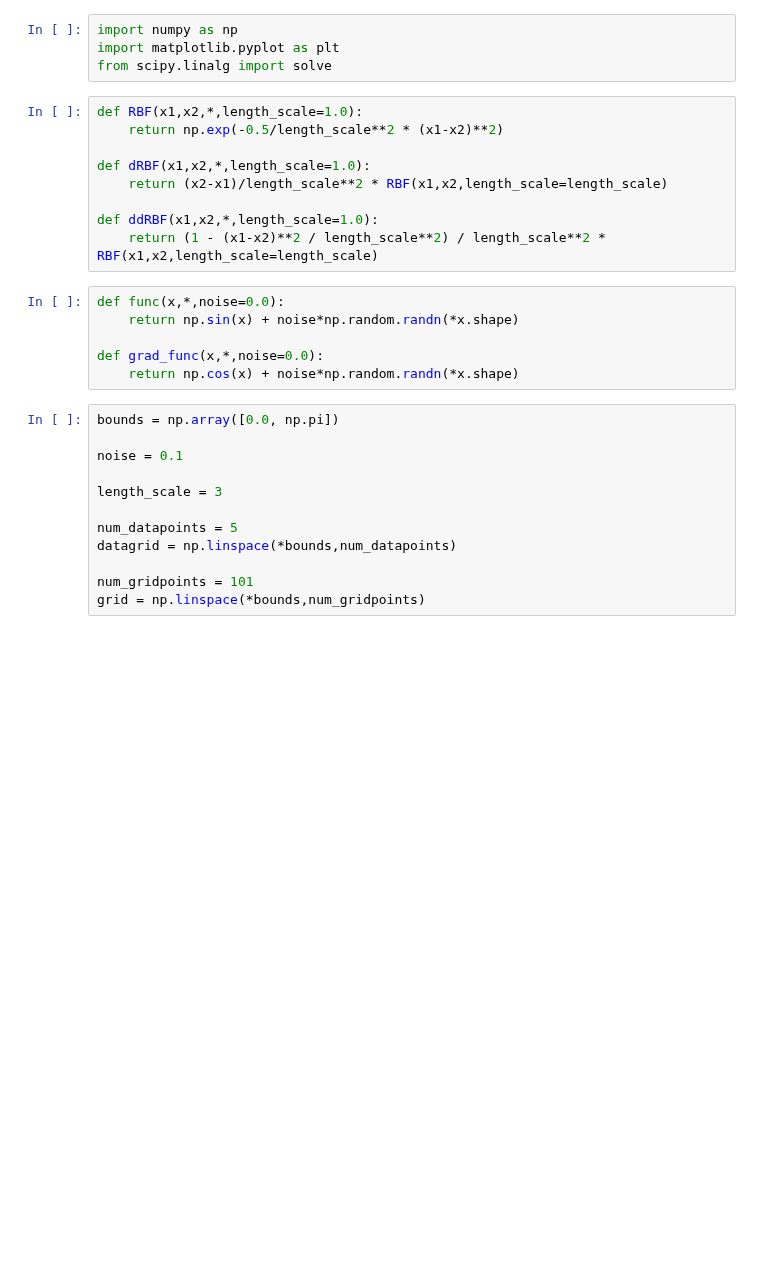
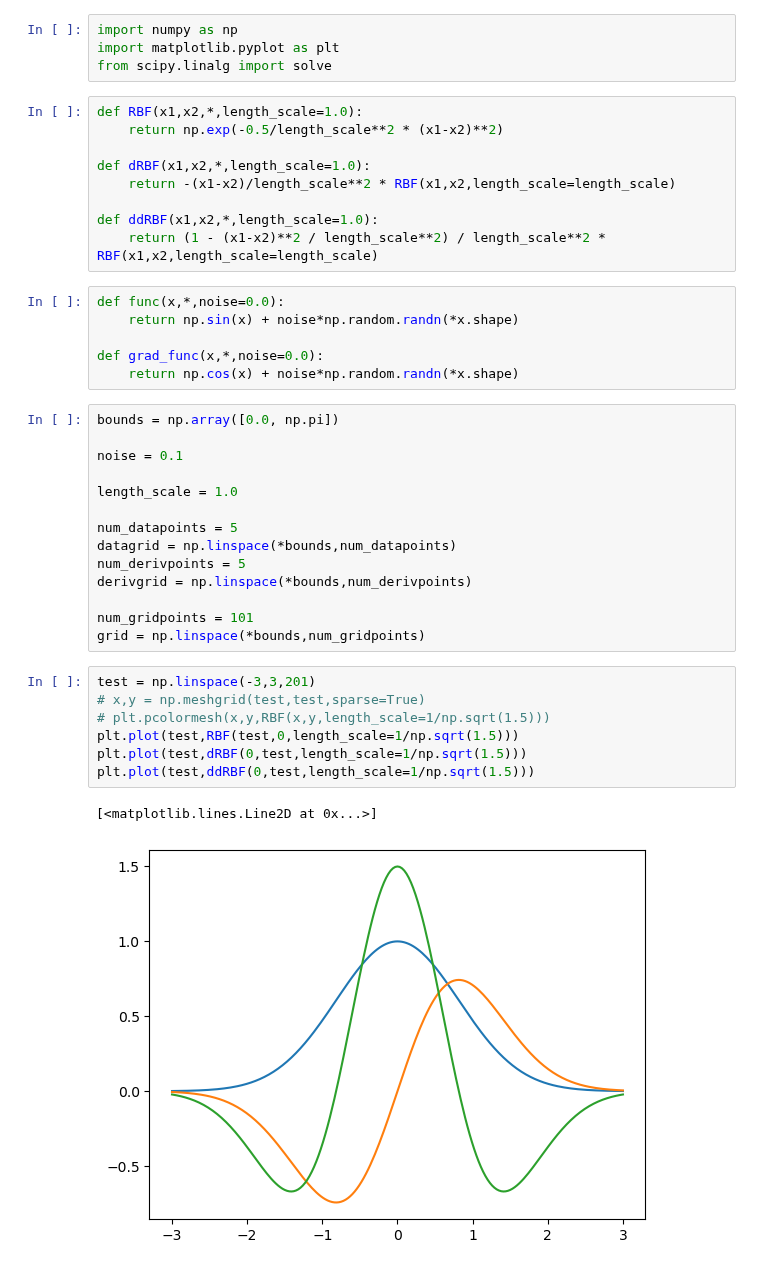
Before and after one commit to LukasEin/jaxgp, a Jupyter notebook: test.ipynb, the cells around one changed output. Drawn from its saved outputs; the diff is of its cells as text; blank space fills up the shorter version.

```diff
--- a/test.ipynb
+++ b/test.ipynb
@@ -7,7 +7,7 @@ def RBF(x1,x2,*,length_scale=1.0):
     return np.exp(-0.5/length_scale**2 * (x1-x2)**2)
 
 def dRBF(x1,x2,*,length_scale=1.0):
-    return (x2-x1)/length_scale**2 * RBF(x1,x2,length_scale=length_scale)
+    return -(x1-x2)/length_scale**2 * RBF(x1,x2,length_scale=length_scale)
 
 def ddRBF(x1,x2,*,length_scale=1.0):
     return (1 - (x1-x2)**2 / length_scale**2) / length_scale**2 * RBF(x1,x2,length_scale=length_scale)
@@ -22,11 +22,23 @@ bounds = np.array([0.0, np.pi])
 
 noise = 0.1
 
-length_scale = 3
+length_scale = 1.0
 
 num_datapoints = 5
 datagrid = np.linspace(*bounds,num_datapoints)
+num_derivpoints = 5
+derivgrid = np.linspace(*bounds,num_derivpoints)
 
 num_gridpoints = 101
 grid = np.linspace(*bounds,num_gridpoints)
+# %%
+test = np.linspace(-3,3,201)
+# x,y = np.meshgrid(test,test,sparse=True)
+# plt.pcolormesh(x,y,RBF(x,y,length_scale=1/np.sqrt(1.5)))
+plt.plot(test,RBF(test,0,length_scale=1/np.sqrt(1.5)))
+plt.plot(test,dRBF(0,test,length_scale=1/np.sqrt(1.5)))
+plt.plot(test,ddRBF(0,test,length_scale=1/np.sqrt(1.5)))
+# %% [output]
+[<matplotlib.lines.Line2D at 0x...>]
+[figure, added]
 # %%
```
Also changed, not shown: parts of 6 cells of this notebook, 2 other files.
